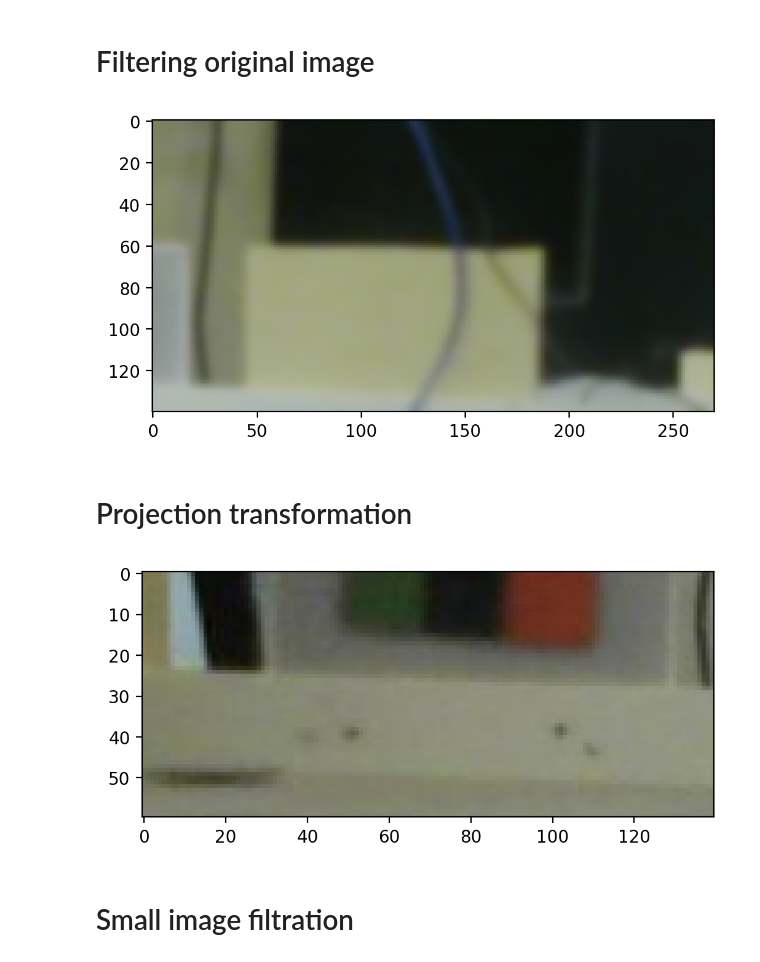
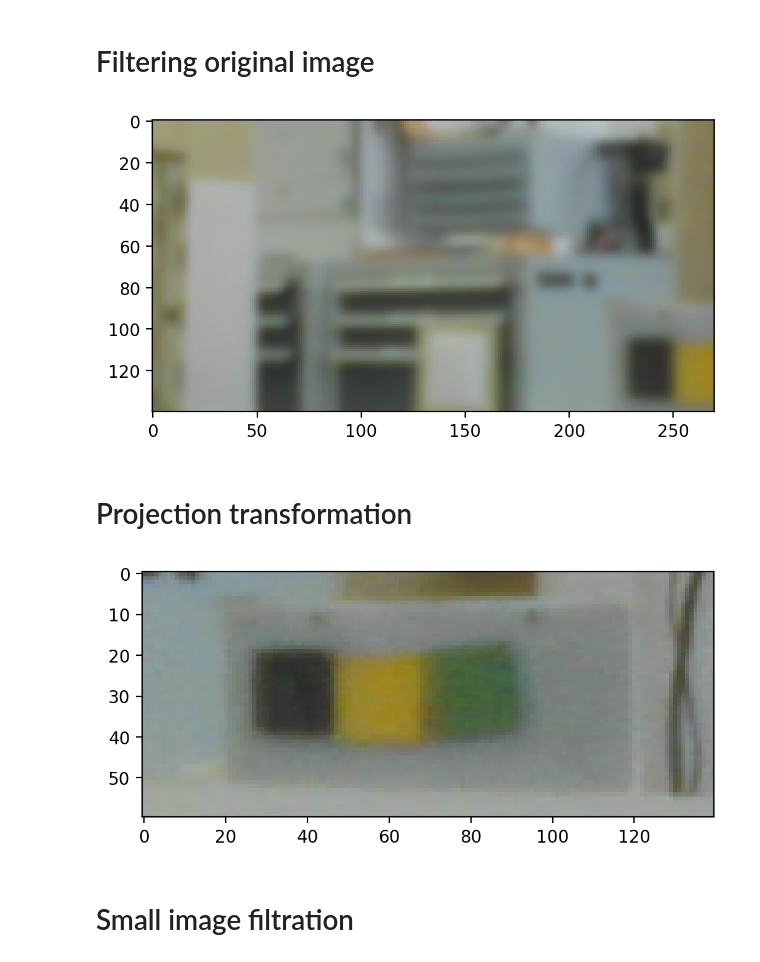
Before and after one commit to SkoltechRobotics/Eurobot2018, a Jupyter notebook: ComputerVision/CubeSequenceRecognition/PlanRecognition.ipynb, the cells around one changed output. Cells and saved outputs as stored; diff of their text form; code cells hidden in the pictures.

```diff
--- a/ComputerVision/CubeSequenceRecognition/PlanRecognition.ipynb
+++ b/ComputerVision/CubeSequenceRecognition/PlanRecognition.ipynb
@@ -63,7 +63,7 @@ print(HSV_COLORS)
 # Show image
 # %%
 n_transformation = 1
-raw_img = cv2.cvtColor(cv2.imread("imgs/321_10.png"), cv2.COLOR_BGR2RGB)
+raw_img = cv2.cvtColor(cv2.imread("imgs2/image.png"), cv2.COLOR_BGR2RGB)
 fig, ax = plt.subplots(1, 1, figsize=(6, 4), dpi=200)
-ax.imshow(raw_img);
+ax.imshow(raw_img[540:620, 940:1070]);
 # %% [output]
@@ -85,7 +85,7 @@ img_small_1 = (skimage.filters.gaussian(img_small_1, 2) * 255).astype(np.uint8)
 # img_small_1 = (laplace_img * 255).astype(np.uint8)
 ax.imshow(img_small_1);
 # %% [output]
-[figure, old version]
+[figure, new version]
 # %% [markdown]
 # Projection transformation
 # %%
@@ -94,9 +94,10 @@ step = 10
 def transformation_params(n, size=None):
     img_points = [np.float32([(743, 590), (744, 527), (860, 528), (861, 596)]),
                   np.float32([(798, 549), (798, 488), (912, 487), (912, 553)]),
-                  np.float32([(798, 549), (798, 488), (912, 487), (912, 553)]) - np.float32((730, 460))][n]
-    h_border = [3 * step * 2, 3 * step * 2, 3 * step * 2][n]
-    w_border = [20 * step * 2, 7 * step * 2, 7 * step * 2][n]
+                  np.float32([(798, 549), (798, 488), (912, 487), (912, 553)]) - np.float32((730, 460)),
+                  np.float32([(950, 610), (950, 550), (1062, 550), (1062, 610)])][n]
+    h_border = [3 * step * 2, 3 * step * 2, 3 * step * 2, 3 * step * 2][n]
+    w_border = [20 * step * 2, 7 * step * 2, 7 * step * 2, 7 * step * 2][n]
     if not size is None:
         h_border = size[0] * step * 2
         w_border = size[0] * step * 2
@@ -109,12 +110,12 @@ def transformation_params(n, size=None):
     M = cv2.getPerspectiveTransform(img_points, real_points)
     return M, (w_border, h_border)
 # %%
-n_transform = 1
+n_transform = 3
 small_img = cv2.warpPerspective(raw_img, *transformation_params(n_transform))
 fig, ax = plt.subplots(1, 1, figsize=(6, 4), dpi=200)
 ax.imshow(small_img);
 # %% [output]
-[figure, old version]
+[figure, new version]
 # %% [markdown]
 # Small image filtration
 # %% [markdown]
```
Also changed, not shown: parts of 1 cell of this notebook, 41 other files.
